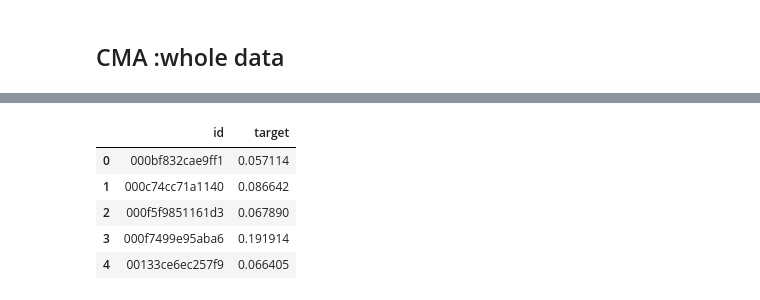
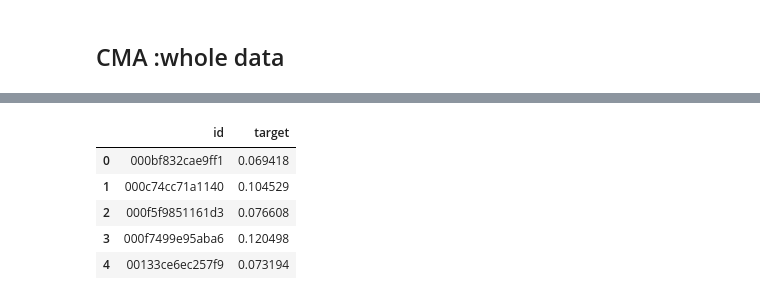
Before and after one commit to yamaguchi-milkcocholate/SETI, a Jupyter notebook: notebooks/ensemble.ipynb, the cells around one changed output, grey strips where cells are left out. Saved outputs shown, nothing was run; the diff lists cells and outputs as text; code cells hidden in the pictures.

```diff
--- a/notebooks/ensemble.ipynb
+++ b/notebooks/ensemble.ipynb
@@ -265,18 +241,18 @@ submission_df.head()
 # %%
 sub_lb = pd.read_csv('./submission_pl0.767.csv')
 sub_lb['target'] = np.clip(sub_lb['target'], 0, 1)
-my_sub = pd.read_csv('./my_submission_pl0.767.csv')
+my_sub = pd.read_csv('./my_submission_pl0.770.csv')
 
 submission_df = sub_lb.merge(my_sub, on='id')
-submission_df['target'] = submission_df['target_x'] * 0.8 + submission_df['target_y'] * 0.2
+submission_df['target'] = submission_df['target_x'] * 0.1 + submission_df['target_y'] * 0.9
 submission_df['target'] = np.clip(submission_df['target'], 0, 1)
 submission_df = submission_df[['id', 'target']]
 submission_df.to_csv('submission.csv', index=False)
 submission_df.head()
 # %% [output]
 |  | id | target |
-| 0 | 000bf832cae9ff1 | 0.057114 |
-| 1 | 000c74cc71a1140 | 0.086642 |
-| 2 | 000f5f9851161d3 | 0.067890 |
-| 3 | 000f7499e95aba6 | 0.191914 |
-| 4 | 00133ce6ec257f9 | 0.066405 |
+| 0 | 000bf832cae9ff1 | 0.069418 |
+| 1 | 000c74cc71a1140 | 0.104529 |
+| 2 | 000f5f9851161d3 | 0.076608 |
+| 3 | 000f7499e95aba6 | 0.120498 |
+| 4 | 00133ce6ec257f9 | 0.073194 |
```
Also changed, not shown: parts of 14 cells of this notebook, 1 other file.
